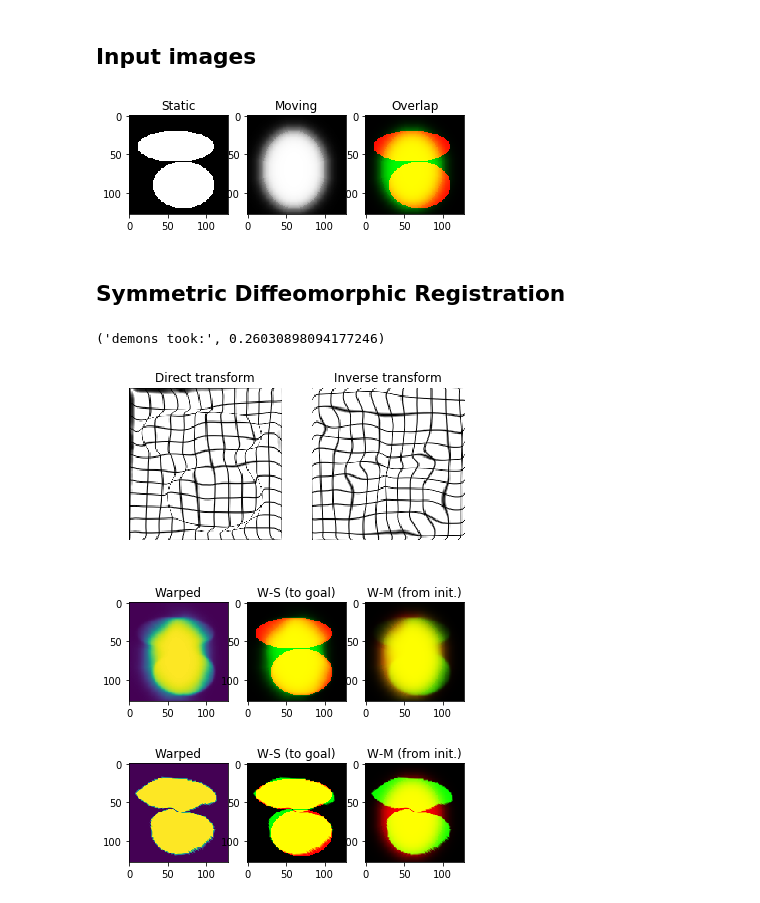
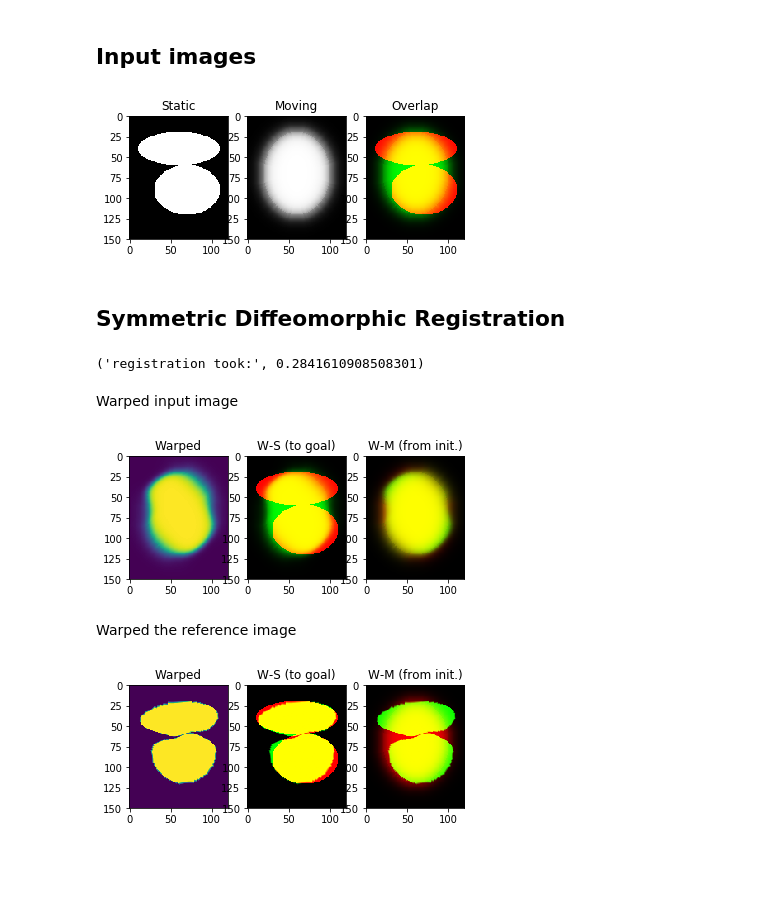
Before and after one commit to Borda/pyBPDL, a Jupyter notebook: notebooks/regist_demons_image-ptn_fuzzy.ipynb, the cells around one changed output. Saved outputs shown, nothing was run; the diff lists cells and outputs as text; code cells hidden in the pictures; blank space fills up the shorter version.

Commit message:
update regist. Demons

```diff
--- a/notebooks/regist_demons_image-ptn_fuzzy.ipynb
+++ b/notebooks/regist_demons_image-ptn_fuzzy.ipynb
@@ -16,7 +16,7 @@ from bpdl import registration as tl_reg
 ## Input images
 # %%
 # STATIC IMAGE - from atlas
-img_static = np.zeros((128, 128), dtype=int)
+img_static = np.zeros((150, 120), dtype=int)
 x, y = draw.ellipse(40, 60, 20, 50, shape=img_static.shape)
 img_static[x, y] = 1
 x, y = draw.ellipse(90, 70, 30, 40, shape=img_static.shape)
@@ -32,7 +32,7 @@ plt.subplot(1, 3, 2), plt.imshow(img_moving, cmap=plt.cm.Greys_r), plt.title('Mo
 im_overlap = np.rollaxis(np.array([img_static, img_moving, np.zeros(img_static.shape)]), 0, 3)
 _= plt.subplot(1, 3, 3), plt.imshow(im_overlap), plt.title('Overlap')
 # %% [output]
-[figure, old version]
+[figure, new version]
 # %%
 def showregist_overlap(img_warped, img_static, img_moving):
     _= plt.subplot(1, 3, 1), plt.imshow(img_warped), plt.title('Warped')
@@ -46,20 +46,20 @@ def showregist_overlap(img_warped, img_static, img_moving):
 params = tl_reg.DEAMONS_PARAMS
 
 t = time.time()
-img_warped, mapping = tl_reg.register_demons_sym_diffeom(img_moving, img_static, smooth_sigma=1, params=params)
-print ('demons took:', time.time() - t)
-
-from dipy.viz import regtools
-_= regtools.plot_2d_diffeomorphic_map(mapping, 10)
+img_warped, deform = tl_reg.register_demons_sym_diffeom(img_moving, img_static, 5., params)
+print ('registration took:', time.time() - t)
 # %% [output]
-('demons took:', 0.26030898094177246)
+('registration took:', 0.2841610908508301)
-[figure, removed]
+# %% [markdown]
+Warped input image
 # %%
 showregist_overlap(img_warped, img_static, img_moving)
 # %% [output]
-[figure, old version]
+[figure, new version]
+# %% [markdown]
+Warped the reference image
 # %%
-img_warped = mapping.transform_inverse(img_static, 'linear')
+img_warped = tl_reg.warp_atlas_domain_to_image(img_static, deform)
 showregist_overlap(img_warped, img_static, img_moving)
 # %% [output]
-[figure, old version]
+[figure, new version]
```
Also changed, not shown: 3 other files.
